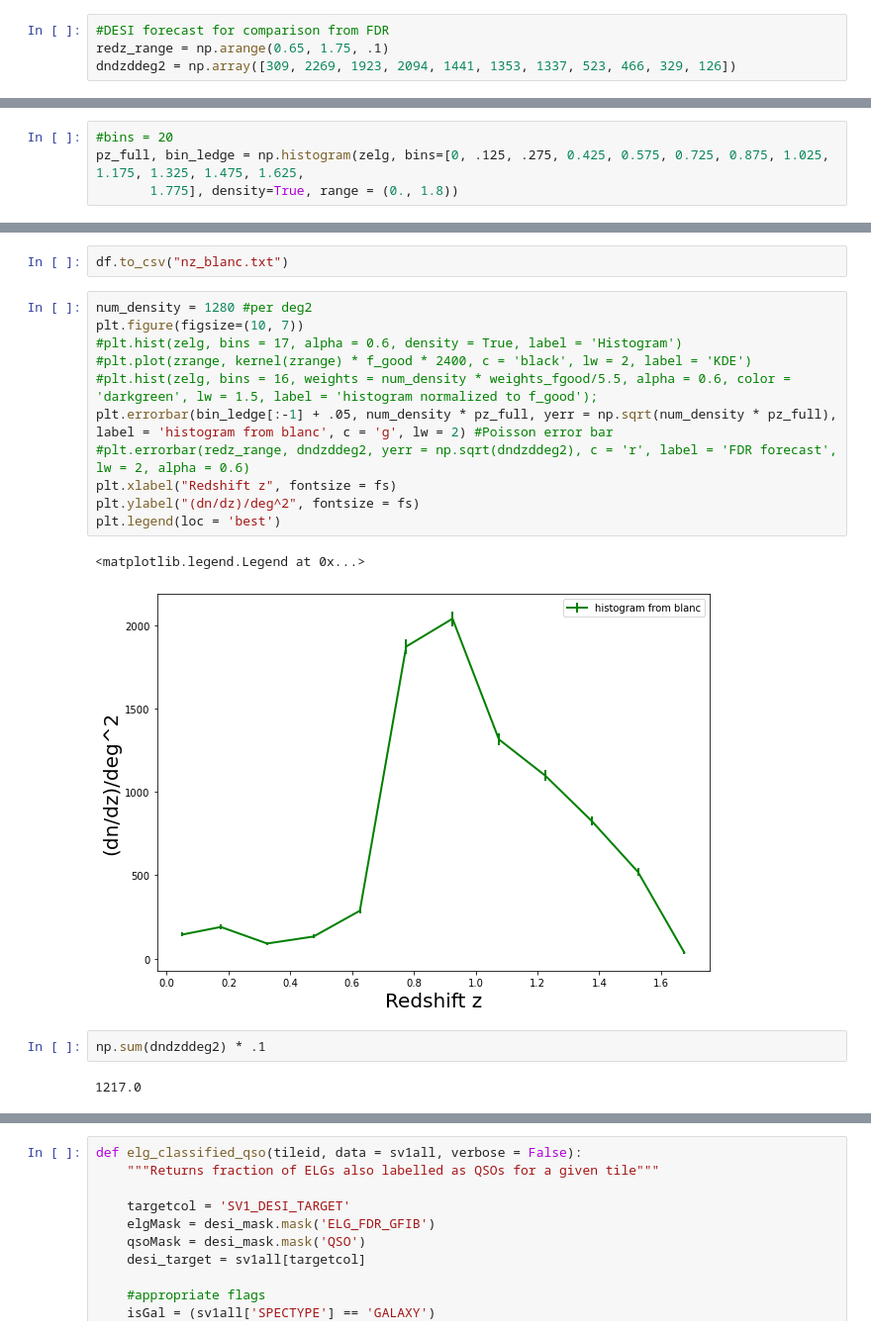
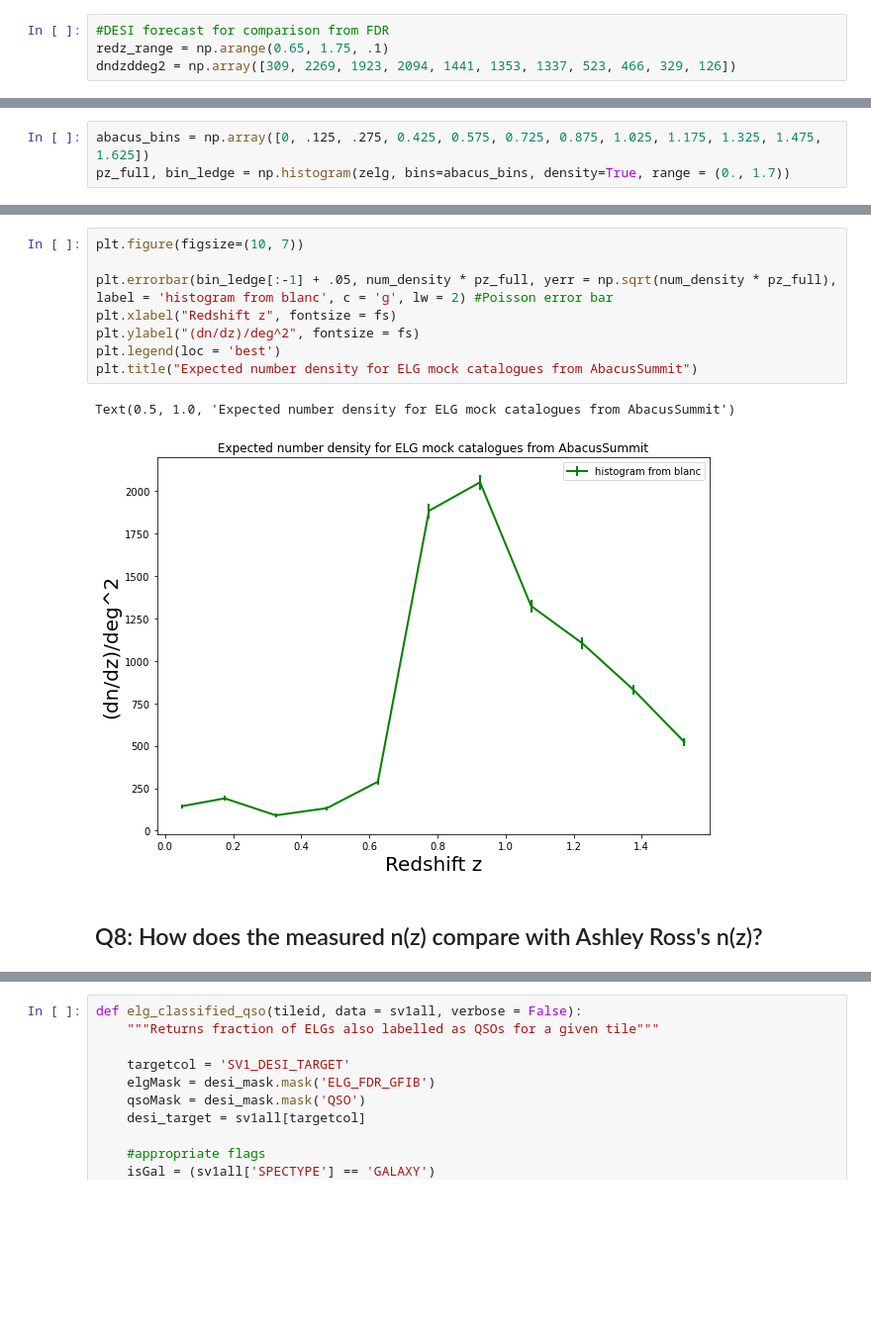
Before and after one commit to tanveerkarim/desi_sv_elg_nz, a Jupyter notebook: blanc_nz.ipynb, the cells around one changed output, grey strips where cells are left out. Shown at 99% size. Saved outputs shown, nothing was run; the diff lists cells and outputs as text; blank space fills up the shorter version.

```diff
--- a/blanc_nz.ipynb
+++ b/blanc_nz.ipynb
@@ -284,4 +308,3 @@ np.sum(weights_fgood * .1)
 # %%
-#bins = 20
-pz_full, bin_ledge = np.histogram(zelg, bins=[0, .125, .275, 0.425, 0.575, 0.725, 0.875, 1.025, 1.175, 1.325, 1.475, 1.625,
-       1.775], density=True, range = (0., 1.8))
+abacus_bins = np.array([0, .125, .275, 0.425, 0.575, 0.725, 0.875, 1.025, 1.175, 1.325, 1.475, 1.625])
+pz_full, bin_ledge = np.histogram(zelg, bins=abacus_bins, density=True, range = (0., 1.7))
@@ -318,20 +314,13 @@ df
-# %%
-df.to_csv("nz_blanc.txt")
 # %%
-num_density = 1280 #per deg2
 plt.figure(figsize=(10, 7))
-#plt.hist(zelg, bins = 17, alpha = 0.6, density = True, label = 'Histogram')
-#plt.plot(zrange, kernel(zrange) * f_good * 2400, c = 'black', lw = 2, label = 'KDE')
-#plt.hist(zelg, bins = 16, weights = num_density * weights_fgood/5.5, alpha = 0.6, color = 'darkgreen', lw = 1.5, label = 'histogram normalized to f_good');
+
 plt.errorbar(bin_ledge[:-1] + .05, num_density * pz_full, yerr = np.sqrt(num_density * pz_full), label = 'histogram from blanc', c = 'g', lw = 2) #Poisson error bar
-#plt.errorbar(redz_range, dndzddeg2, yerr = np.sqrt(dndzddeg2), c = 'r', label = 'FDR forecast', lw = 2, alpha = 0.6)
 plt.xlabel("Redshift z", fontsize = fs)
 plt.ylabel("(dn/dz)/deg^2", fontsize = fs)
 plt.legend(loc = 'best')
+plt.title("Expected number density for ELG mock catalogues from AbacusSummit")
 # %% [output]
-<matplotlib.legend.Legend at 0x...>
+Text(0.5, 1.0, 'Expected number density for ELG mock catalogues from AbacusSummit')
-[figure, old version]
+[figure, new version]
-# %%
-np.sum(dndzddeg2) * .1
-# %% [output]
-1217.0
+# %% [markdown]
+## Q8: How does the measured n(z) compare with Ashley Ross's n(z)?
```
Also changed, not shown: parts of 47 cells of this notebook.
